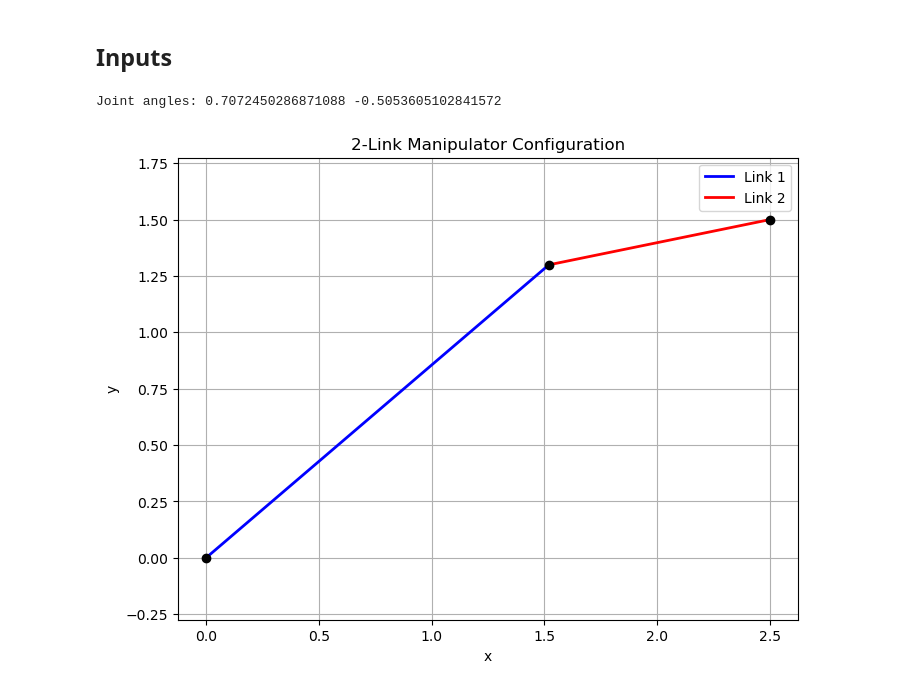
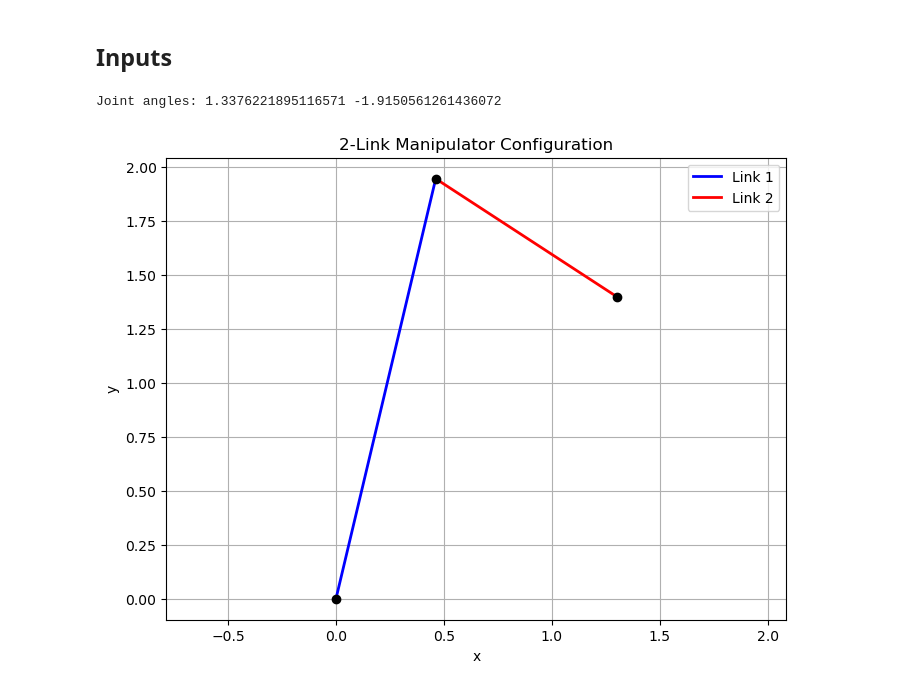
Before and after one commit to cathy-guo/Manipulator_Optimal_Control, a Jupyter notebook: classical_optimization/inverse_kinematics_visualizer.ipynb, the cells around one changed output. Cells and saved outputs as stored; diff of their text form; code cells hidden in the pictures.

```diff
--- a/classical_optimization/inverse_kinematics_visualizer.ipynb
+++ b/classical_optimization/inverse_kinematics_visualizer.ipynb
@@ -86,25 +86,25 @@ def plot_manipulator(L1, L2, theta1, theta2):
 # %%
 # Example usage
 
-target_pos = (2.5, 1.5)
-
+target_pos = (2.95, 0.2)
+target_pos = (1.3, 1.4)
 L1 = 2
 L2 = 1
 
 #radians
 theta1_min = 0
 theta1_max = math.pi/2
 theta2_min = -math.pi
 theta2_max = math.pi
 
 result = inverse_kinematics_2link(L1, L2, theta1_min, theta1_max, theta2_min, theta2_max, target_pos)
 
 if isinstance(result, str):
     print(result)
 else:
     print("Joint angles:", init_theta1, init_theta2)
     # Plot the manipulator configuration
     plot_manipulator(L1, L2, init_theta1, init_theta2)
 # %% [output]
-Joint angles: 0.7072450286871088 -0.5053605102841572
+Joint angles: 1.3376221895116571 -1.9150561261436072
-[figure, old version]
+[figure, new version]
```
Also changed, not shown: 1 other file.
